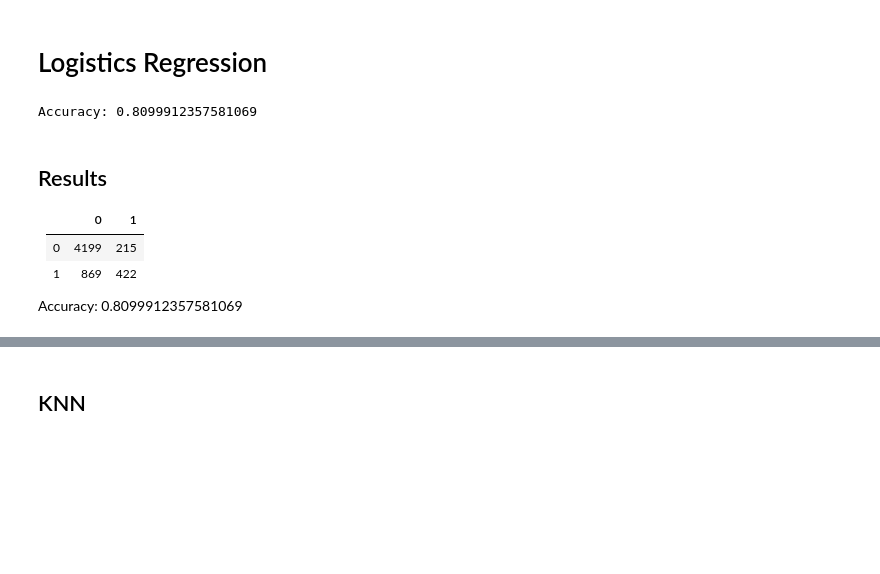
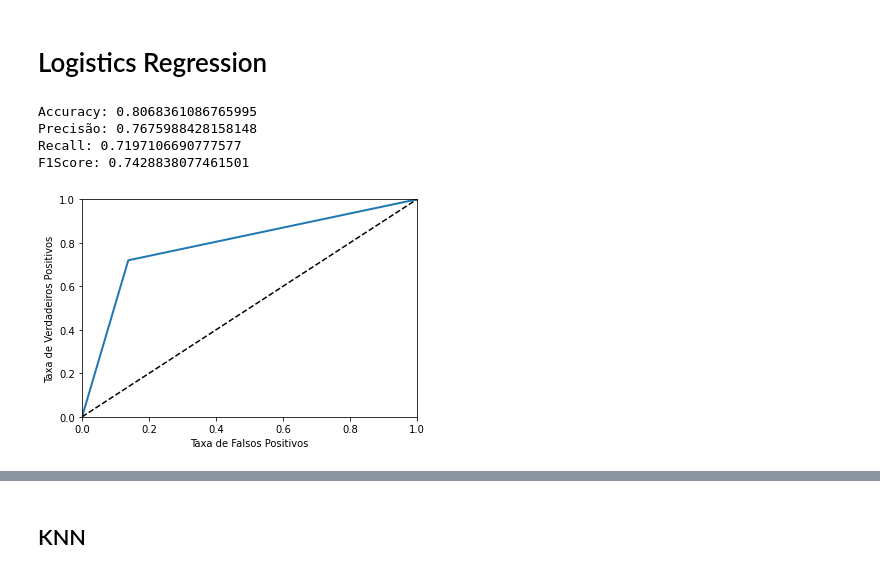
Before and after one commit to mrelero/machine-learning-anatel-database, a Jupyter notebook: primary-ml-techs.ipynb, the cells around one changed output, grey strips where cells are left out. Cells and saved outputs as stored; diff of their text form; code cells hidden in the pictures; blank space fills up the shorter version.

```diff
--- a/primary-ml-techs.ipynb
+++ b/primary-ml-techs.ipynb
@@ -117,20 +204,26 @@ from sklearn.linear_model import LogisticRegression
 # %%
 logisticRegr = LogisticRegression()
 
 logisticRegr.fit(X_train, y_train)
 
 y_pred = logisticRegr.predict(X_test)
 
 print("Accuracy:",metrics.accuracy_score(y_test, y_pred))
 cmLR = confusion_matrix(y_test, y_pred)
+
+##Indicadores
+
+pLR = precision_score(y_test,y_pred)
+rLR = recall_score(y_test,y_pred)
+F1LR = f1_score(y_test, y_pred)
+print("Precisão:", pLR)
+print("Recall:", rLR)
+print("F1Score:", F1LR)
+fprLR, tprLR, threshold_LR = roc_curve(y_test,y_pred)
+plot_roc_curve(fprLR,tprLR)
 # %% [output]
-Accuracy: 0.8099912357581069
+Accuracy: 0.8068361086765995
+Precisão: 0.7675988428158148
+Recall: 0.7197106690777577
+F1Score: 0.7428838077461501
+[figure, added]
-# %% [markdown]
-## Results
-
-|          |     0       |     1      |
-|----------|-------------|------------|
-|     0    |     4199    |     215    |
-|     1    |     869     |     422    |
-
-Accuracy: 0.8099912357581069
```
Also changed, not shown: parts of 15 cells of this notebook.
